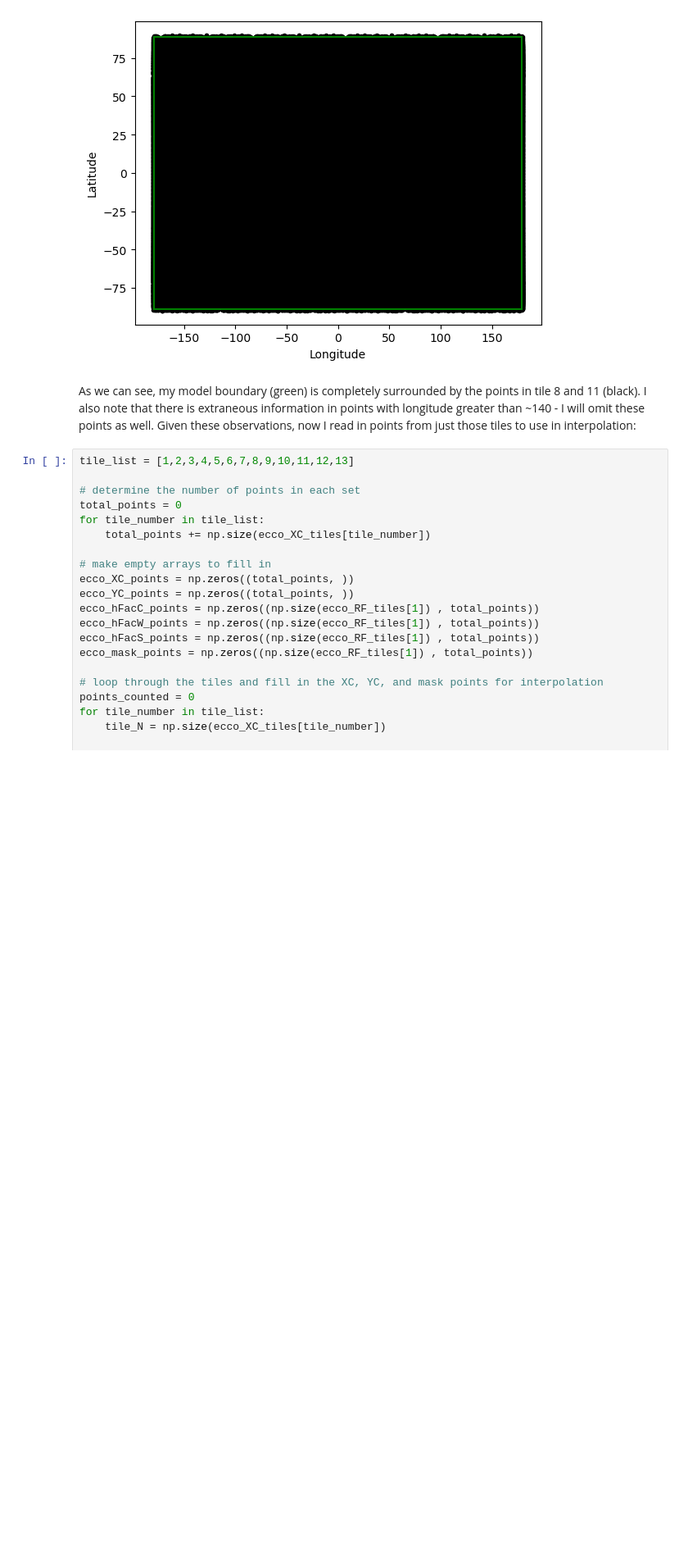
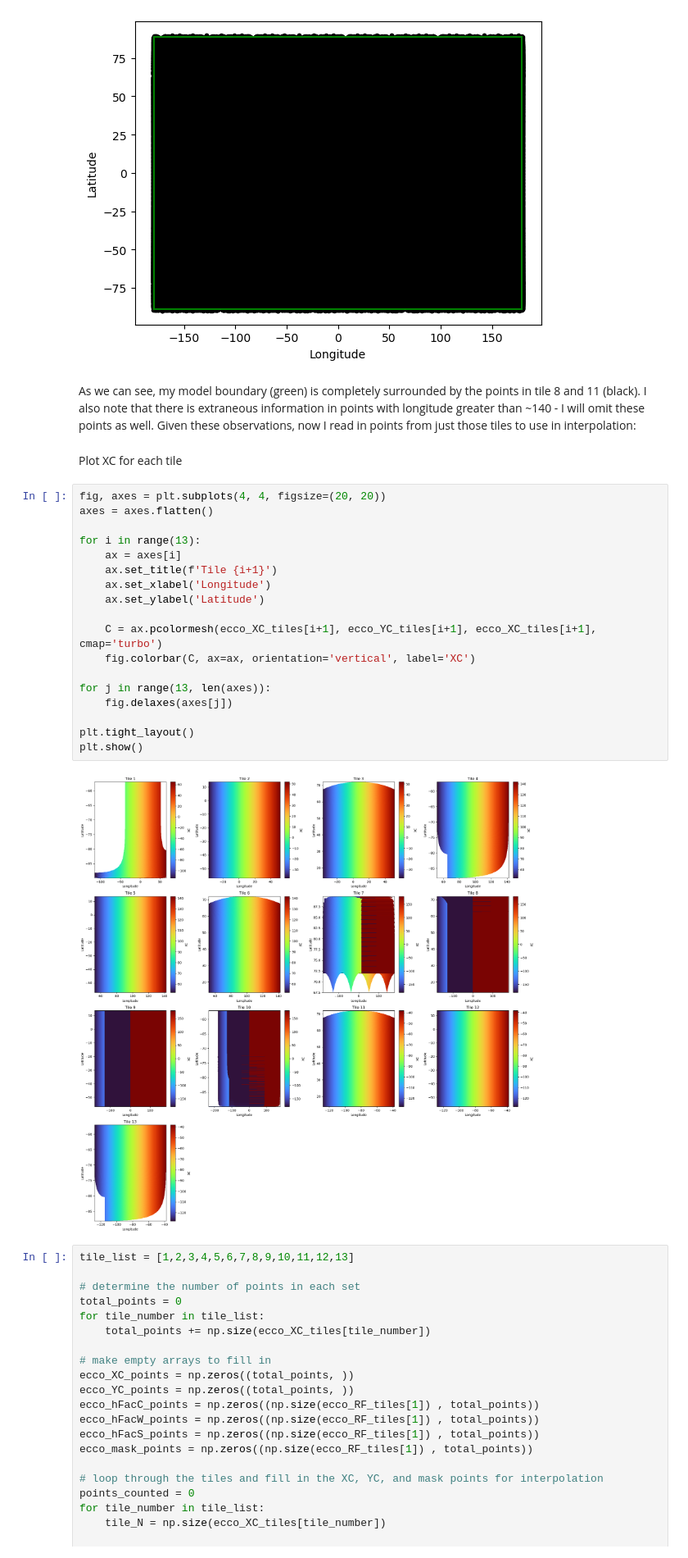
Before and after one commit to tparker1/cs185c_fall2024, a Jupyter notebook: Project/notebooks/10-2 Creating Initial Conditions.ipynb, the cells around one changed output. Shown at 82% size. Saved outputs shown, nothing was run; the diff lists cells and outputs as text; blank space fills up the shorter version.

```diff
--- a/Project/notebooks/10-2 Creating Initial Conditions.ipynb
+++ b/Project/notebooks/10-2 Creating Initial Conditions.ipynb
@@ -157,6 +154,28 @@ plt.show()
 [figure]
 # %% [markdown]
 As we can see, my model boundary (green) is completely surrounded by the points in tile 8 and 11 (black). I also note that there is extraneous information in points with longitude greater than ~140 - I will omit these points as well. Given these observations, now I read in points from just those tiles to use in interpolation:
+# %% [markdown]
+Plot XC for each tile
+# %%
+fig, axes = plt.subplots(4, 4, figsize=(20, 20))
+axes = axes.flatten()
+
+for i in range(13):
+    ax = axes[i]
+    ax.set_title(f'Tile {i+1}')
+    ax.set_xlabel('Longitude')
+    ax.set_ylabel('Latitude')
+
+    C = ax.pcolormesh(ecco_XC_tiles[i+1], ecco_YC_tiles[i+1], ecco_XC_tiles[i+1], cmap='turbo')
+    fig.colorbar(C, ax=ax, orientation='vertical', label='XC')
+
+for j in range(13, len(axes)):
+    fig.delaxes(axes[j])
+
+plt.tight_layout()
+plt.show()
+# %% [output]
+[figure, added]
 # %%
 tile_list = [1,2,3,4,5,6,7,8,9,10,11,12,13]
 
```
Also changed, not shown: parts of 4 cells of this notebook.
